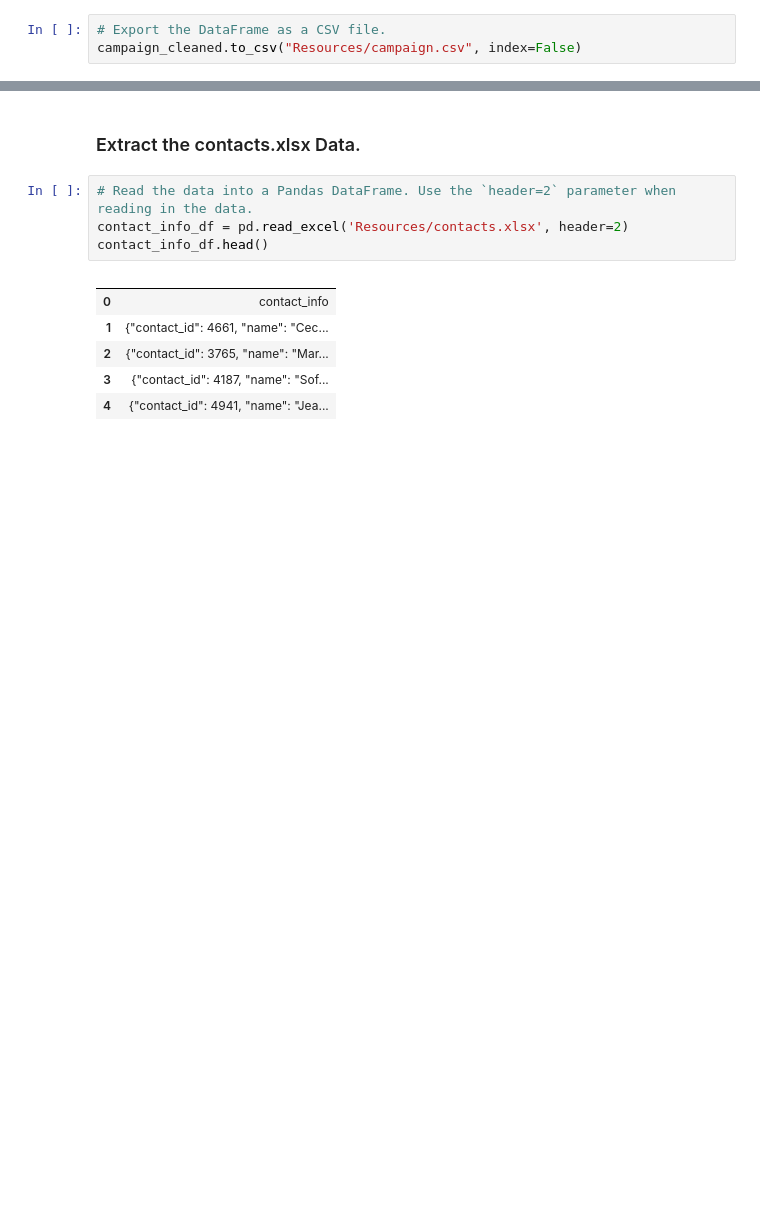
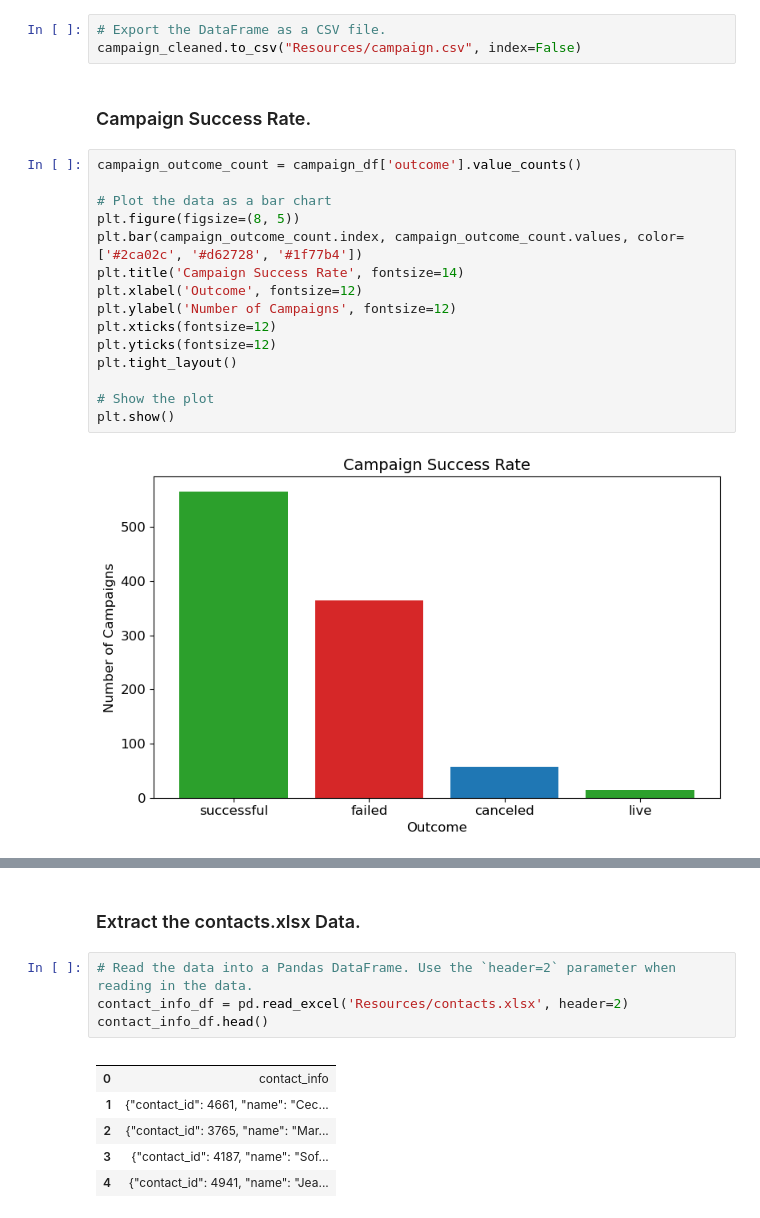
Before and after one commit to actingcat/Crowdfunding_ETL, a Jupyter notebook: project 2/ETL_Mini_Project_Starter_Code.ipynb, the cells around one changed output, grey strips where cells are left out. Saved outputs shown, nothing was run; the diff lists cells and outputs as text; blank space fills up the shorter version.

```diff
--- a/project 2/ETL_Mini_Project_Starter_Code.ipynb
+++ b/project 2/ETL_Mini_Project_Starter_Code.ipynb
@@ -295,3 +296,22 @@ campaign_cleaned.head()
 # %%
 # Export the DataFrame as a CSV file.
 campaign_cleaned.to_csv("Resources/campaign.csv", index=False)
+# %% [markdown]
+### Campaign Success Rate.
+# %%
+campaign_outcome_count = campaign_df['outcome'].value_counts()
+
+# Plot the data as a bar chart
+plt.figure(figsize=(8, 5))
+plt.bar(campaign_outcome_count.index, campaign_outcome_count.values, color=['#2ca02c', '#d62728', '#1f77b4'])
+plt.title('Campaign Success Rate', fontsize=14)
+plt.xlabel('Outcome', fontsize=12)
+plt.ylabel('Number of Campaigns', fontsize=12)
+plt.xticks(fontsize=12)
+plt.yticks(fontsize=12)
+plt.tight_layout()
+
+# Show the plot
+plt.show()
+# %% [output]
+[figure, added]
```
Also changed, not shown: parts of 3 cells of this notebook.
